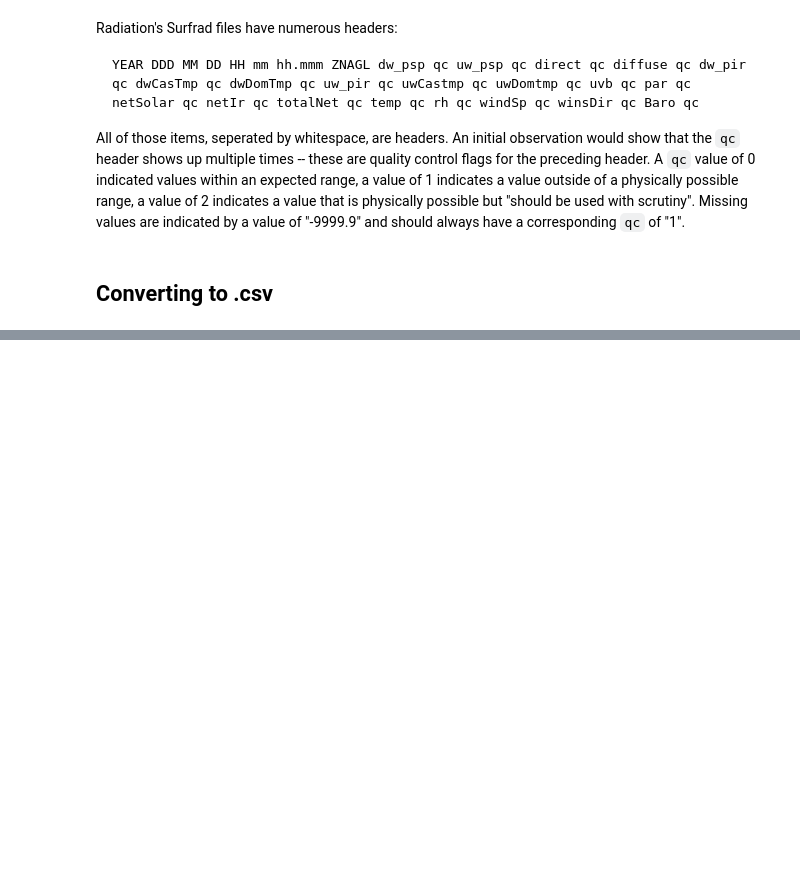
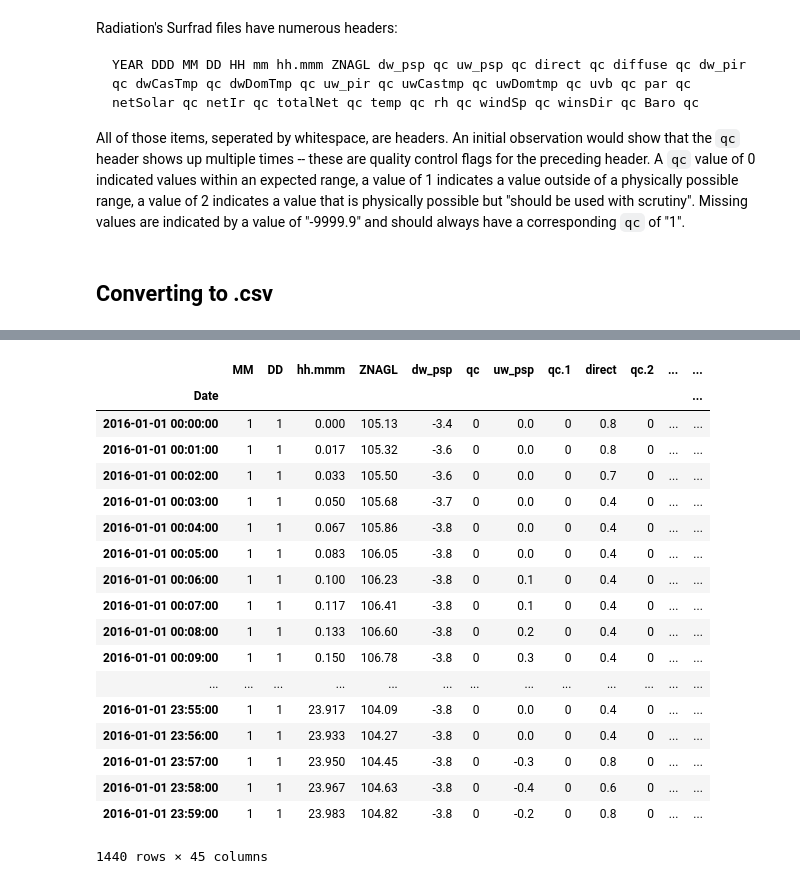
Before and after one commit to franklinharvey/surdrad-netcdf-conversion, a Jupyter notebook: Surfrad.ipynb, the cells around one changed output, grey strips where cells are left out. Saved outputs shown, nothing was run; the diff lists cells and outputs as text; code cells hidden in the pictures; blank space fills up the shorter version.

```diff
--- a/Surfrad.ipynb
+++ b/Surfrad.ipynb
@@ -32,7 +34,7 @@ import os
 with open("headers.dat", 'r') as header_file:
     for line in header_file:
         headers = line.split() # this is an array of all the headers
-headers = ('"%s"') % '", "'.join(headers) # this formats the headers as a comma-delimited string
+headers = ('%s') % ','.join(headers) # this formats the headers as a comma-delimited string
 
 print headers
 # %% [output]
@@ -58,0 +75,58 @@ Ther
+# %%
+def get_testsite(input):
+    '''
+    Grabs the initials from the filename and returns the full name of the test site
+    '''
+    base = os.path.splitext(basename(input))[0]
+    testsite = base[0:3]
+    if testsite == "bon":
+        return "Bondville_IL"
+    elif testsite == "tbl":
+        return "Boulder_CO"
+    elif testsite == "dra":
+        return "Desert_Rock_NV"
+    elif testsite == "fpk":
+        return "Fort_Peck_MT"
+    elif testsite == "gwn":
+        return "Goodwin_Creek_MS"
+    elif testsite == "psu":
+        return "Penn_State_PA"
+    elif testsite == "sxf":
+        return "Sioux_Falls_SD"
+    else:
+        print "no matching testing site for input file"
+        return "no_test_site"
+# %%
+input = "bon16001.csv"
+filename = os.path.splitext(basename(input))[0] # same as before: "bon16001"
+
+with open(input, 'r') as input_file:
+    df1=pd.read_csv(input_file,
+        sep=",", # comma-delimited
+        parse_dates = {'Date': [0,1,4,5]},
+        date_parser = lambda x: pd.to_datetime(x, format="%Y %j %H %M"), # using Year, Julian Day, Hour, and Minute
+        index_col = ['Date']) # sets the index to the new "Date" column
+    df1.loc[:,'TestSite'] = get_testsite(input) # adds new column with test site (e.g "Bondville_IL)
+# %%
+# here's a preview of the dataframe
+df1
+# %% [output]
+|  | MM | DD | hh.mmm | ZNAGL | dw_psp | qc | uw_psp | qc.1 | direct | qc.2 | ... | ... |
+| Date |  |  |  |  |  |  |  |  |  |  |  | ... |
+| 2016-01-01 00:00:00 | 1 | 1 | 0.000 | 105.13 | -3.4 | 0 | 0.0 | 0 | 0.8 | 0 | ... | ... |
+| 2016-01-01 00:01:00 | 1 | 1 | 0.017 | 105.32 | -3.6 | 0 | 0.0 | 0 | 0.8 | 0 | ... | ... |
+| 2016-01-01 00:02:00 | 1 | 1 | 0.033 | 105.50 | -3.6 | 0 | 0.0 | 0 | 0.7 | 0 | ... | ... |
+| 2016-01-01 00:03:00 | 1 | 1 | 0.050 | 105.68 | -3.7 | 0 | 0.0 | 0 | 0.4 | 0 | ... | ... |
+| 2016-01-01 00:04:00 | 1 | 1 | 0.067 | 105.86 | -3.8 | 0 | 0.0 | 0 | 0.4 | 0 | ... | ... |
+| 2016-01-01 00:05:00 | 1 | 1 | 0.083 | 106.05 | -3.8 | 0 | 0.0 | 0 | 0.4 | 0 | ... | ... |
+| 2016-01-01 00:06:00 | 1 | 1 | 0.100 | 106.23 | -3.8 | 0 | 0.1 | 0 | 0.4 | 0 | ... | ... |
+| 2016-01-01 00:07:00 | 1 | 1 | 0.117 | 106.41 | -3.8 | 0 | 0.1 | 0 | 0.4 | 0 | ... | ... |
+| 2016-01-01 00:08:00 | 1 | 1 | 0.133 | 106.60 | -3.8 | 0 | 0.2 | 0 | 0.4 | 0 | ... | ... |
+| 2016-01-01 00:09:00 | 1 | 1 | 0.150 | 106.78 | -3.8 | 0 | 0.3 | 0 | 0.4 | 0 | ... | ... |
+| ... | ... | ... | ... | ... | ... | ... | ... | ... | ... | ... | ... | ... |
+| 2016-01-01 23:55:00 | 1 | 1 | 23.917 | 104.09 | -3.8 | 0 | 0.0 | 0 | 0.4 | 0 | ... | ... |
+| 2016-01-01 23:56:00 | 1 | 1 | 23.933 | 104.27 | -3.8 | 0 | 0.0 | 0 | 0.4 | 0 | ... | ... |
+| 2016-01-01 23:57:00 | 1 | 1 | 23.950 | 104.45 | -3.8 | 0 | -0.3 | 0 | 0.8 | 0 | ... | ... |
+| 2016-01-01 23:58:00 | 1 | 1 | 23.967 | 104.63 | -3.8 | 0 | -0.4 | 0 | 0.6 | 0 | ... | ... |
+| 2016-01-01 23:59:00 | 1 | 1 | 23.983 | 104.82 | -3.8 | 0 | -0.2 | 0 | 0.8 | 0 | ... | ... |
+1440 rows × 45 columns
```
Also changed, not shown: parts of 10 cells of this notebook, 3 other files.
